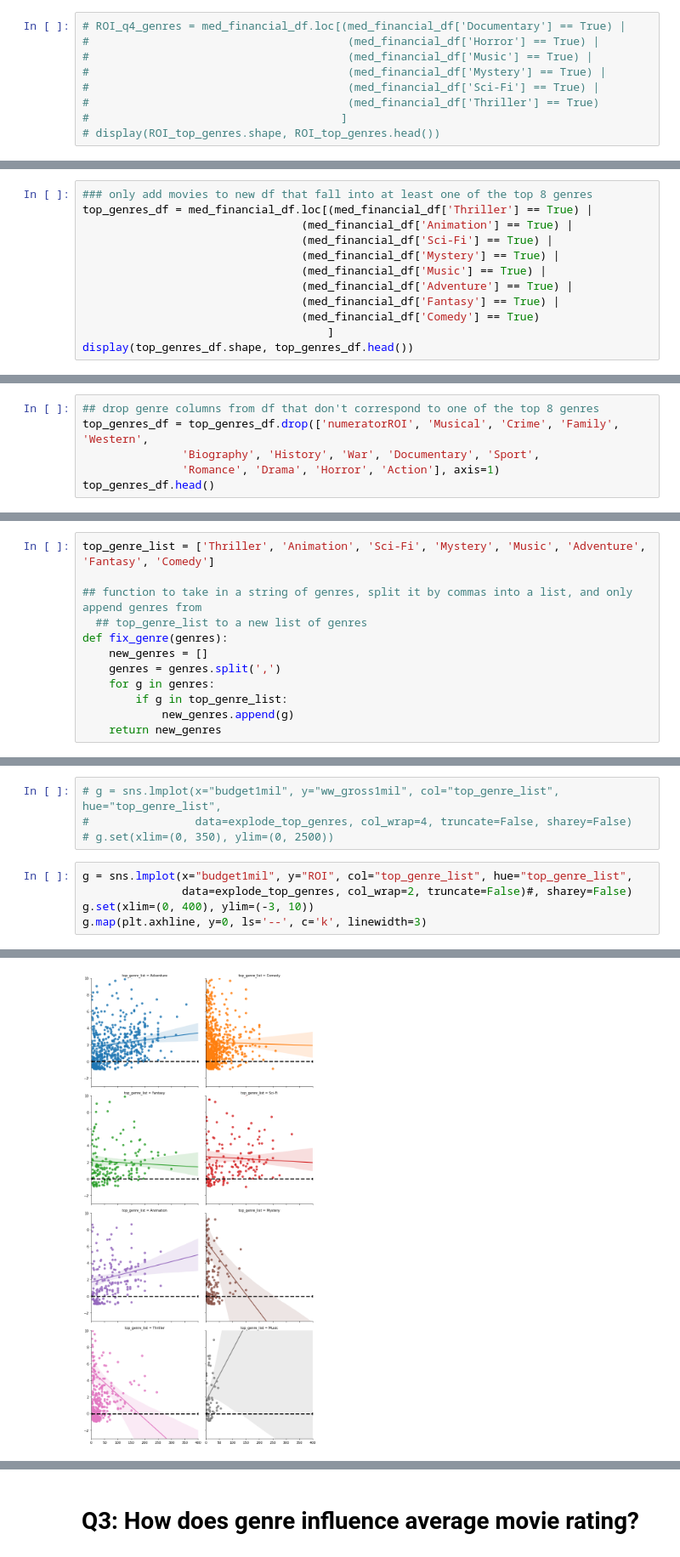
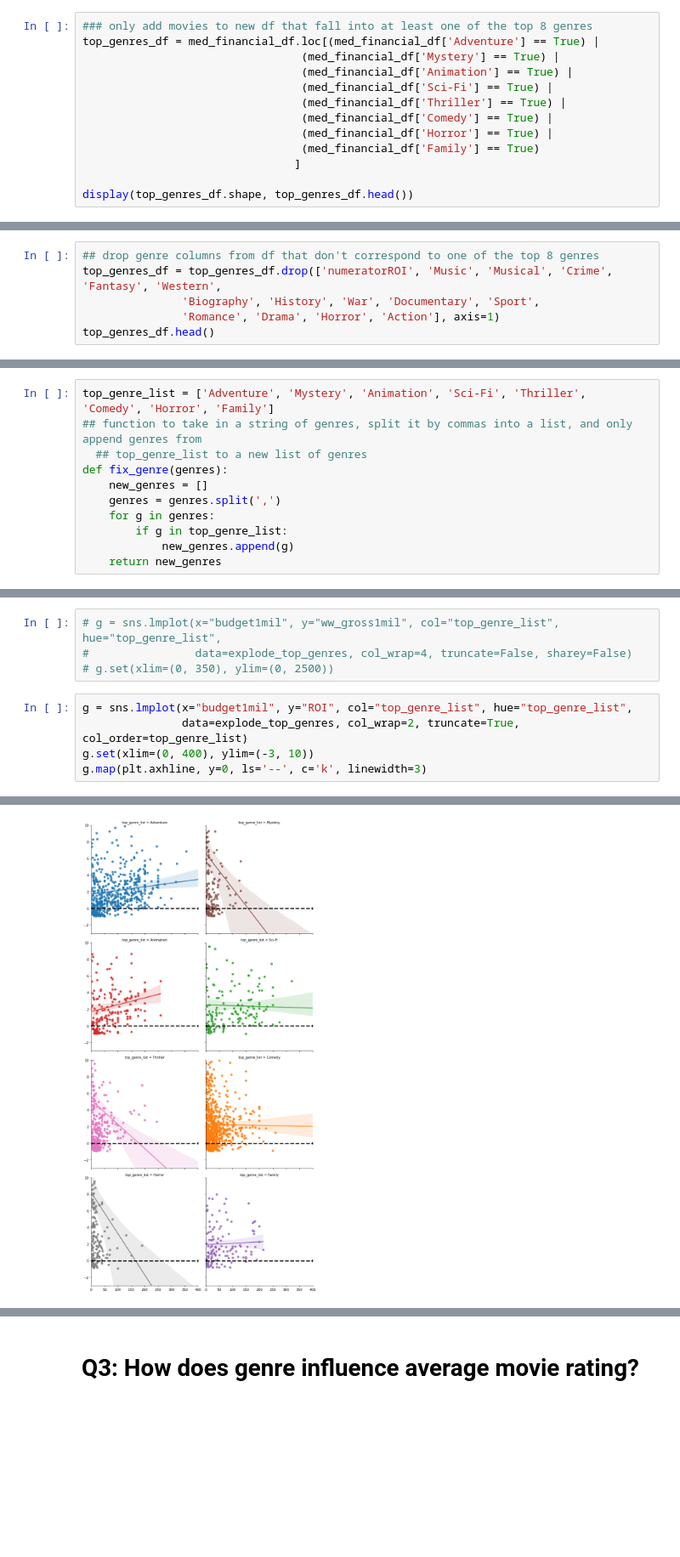
Before and after one commit to zero731/dsc-mod-1-project-v2-1-onl01-dtsc-ft-070620, a Jupyter notebook: student.ipynb, the cells around one changed output, grey strips where cells are left out. Shown at 85% size. Cells and saved outputs as stored; diff of their text form; blank space fills up the shorter version.

Commit message:
added figures

```diff
--- a/student.ipynb
+++ b/student.ipynb
@@ -780,9 +830,13 @@ len(top_genres_list)
 # %%
-# ROI_q4_genres = med_financial_df.loc[(med_financial_df['Documentary'] == True) |
-#                                       (med_financial_df['Horror'] == True) |
-#                                       (med_financial_df['Music'] == True) |
-#                                       (med_financial_df['Mystery'] == True) |
-#                                       (med_financial_df['Sci-Fi'] == True) |
-#                                       (med_financial_df['Thriller'] == True)
-#                                      ]
-# display(ROI_top_genres.shape, ROI_top_genres.head())
+### only add movies to new df that fall into at least one of the top 8 genres
+top_genres_df = med_financial_df.loc[(med_financial_df['Adventure'] == True) |
+                                 (med_financial_df['Mystery'] == True) |
+                                 (med_financial_df['Animation'] == True) |
+                                 (med_financial_df['Sci-Fi'] == True) |
+                                 (med_financial_df['Thriller'] == True) |
+                                 (med_financial_df['Comedy'] == True) |
+                                 (med_financial_df['Horror'] == True) |
+                                 (med_financial_df['Family'] == True)
+                                ]
+
+display(top_genres_df.shape, top_genres_df.head())
@@ -791,12 +851,0 @@ len(top_genres_list)
-# %%
-### only add movies to new df that fall into at least one of the top 8 genres
-top_genres_df = med_financial_df.loc[(med_financial_df['Thriller'] == True) |
-                                 (med_financial_df['Animation'] == True) |
-                                 (med_financial_df['Sci-Fi'] == True) |
-                                 (med_financial_df['Mystery'] == True) |
-                                 (med_financial_df['Music'] == True) |
-                                 (med_financial_df['Adventure'] == True) |
-                                 (med_financial_df['Fantasy'] == True) |
-                                 (med_financial_df['Comedy'] == True)
-                                     ]
-display(top_genres_df.shape, top_genres_df.head())
@@ -812,6 +852,6 @@ display(top_genres_df.shape, top_genres_df.head())
 # %%
 ## drop genre columns from df that don't correspond to one of the top 8 genres
-top_genres_df = top_genres_df.drop(['numeratorROI', 'Musical', 'Crime', 'Family', 'Western',
+top_genres_df = top_genres_df.drop(['numeratorROI', 'Music', 'Musical', 'Crime', 'Fantasy', 'Western',
                'Biography', 'History', 'War', 'Documentary', 'Sport',
                'Romance', 'Drama', 'Horror', 'Action'], axis=1)
 top_genres_df.head()
@@ -823,8 +863,7 @@ top_genres_df.head()
 | 4 | tt0376136 | The Rum Diary | 2011 | Comedy,Drama | 6.2 | 45000000.0 | 3.013496e+07 | 45.0 | 30.13 | ... |
 | 5 | tt0377981 | Gnomeo & Juliet | 2011 | Adventure,Animation,Comedy | 5.9 | 36000000.0 | 1.939677e+08 | 36.0 | 193.97 | ... |
 # %%
-top_genre_list = ['Thriller', 'Animation', 'Sci-Fi', 'Mystery', 'Music', 'Adventure', 'Fantasy', 'Comedy']
-
+top_genre_list = ['Adventure', 'Mystery', 'Animation', 'Sci-Fi', 'Thriller', 'Comedy', 'Horror', 'Family']
 ## function to take in a string of genres, split it by commas into a list, and only append genres from
   ## top_genre_list to a new list of genres
 def fix_genre(genres):
@@ -908,9 +966,9 @@ g.map(sns.regplot, "budget1mil", "ww_gross1mil")
 # g.set(xlim=(0, 350), ylim=(0, 2500))
 # %%
 g = sns.lmplot(x="budget1mil", y="ROI", col="top_genre_list", hue="top_genre_list",
-               data=explode_top_genres, col_wrap=2, truncate=False)#, sharey=False)
+               data=explode_top_genres, col_wrap=2, truncate=True, col_order=top_genre_list)
 g.set(xlim=(0, 400), ylim=(-3, 10))
 g.map(plt.axhline, y=0, ls='--', c='k', linewidth=3)
 # %% [output]
 <seaborn.axisgrid.FacetGrid at 0x...>
-[figure, old version]
+[figure, new version]
```
Also changed, not shown: parts of 64 cells of this notebook.
